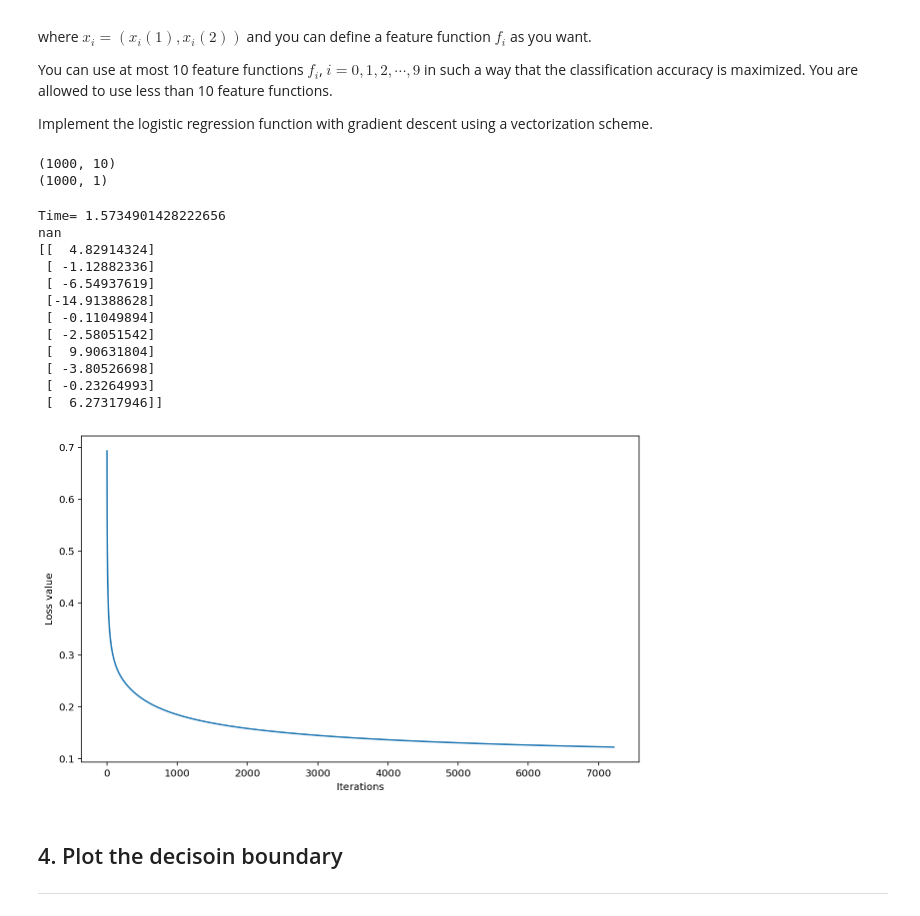
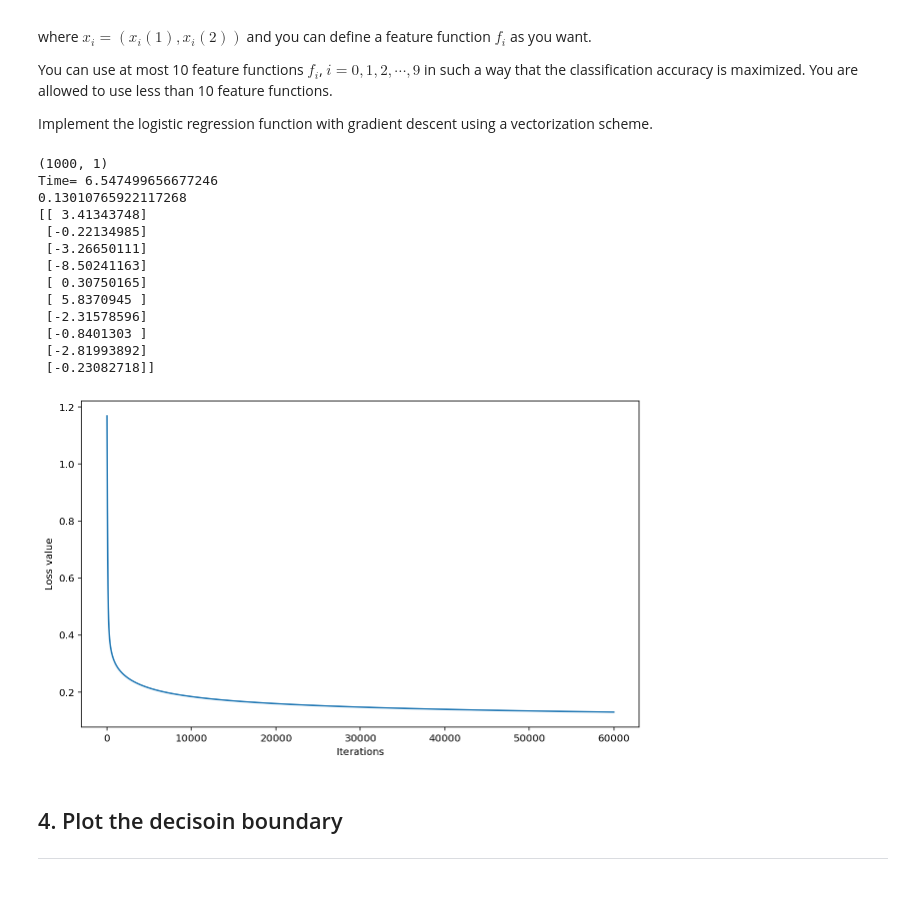
Before and after one commit to kiissy/machine-learning, a Jupyter notebook: Assignment5/assignment-05-b.ipynb, the cells around one changed output. Cells and saved outputs as stored; diff of their text form; code cells hidden in the pictures.

```diff
--- a/Assignment5/assignment-05-b.ipynb
+++ b/Assignment5/assignment-05-b.ipynb
@@ -162,43 +162,53 @@ Implement the logistic regression function with gradient descent using a vectori
 # %%
 # construct the data matrix X, and label vector y
 n = data.shape[0]
-X =
-y = # label
+X = np.ones([n,10])
+
+X[:,1] = x1
+X[:,2] = x2
+X[:,3] = x1**2
+X[:,4] = x2**2
+X[:,5] = x1**3
+X[:,6] = x2**3
+X[:,7] = np.sin(x1)
+X[:,8] = np.sin(x2)
+X[:,9] = np.tanh(x1)
+
+y = data[:,2][:,None] # label
 print(y.shape)
 
 
 # run gradient descent algorithm
 start = time.time()
-w_init =
-tau = ; max_iter =
-w, L_iters = grad_desc( )
+w_init = np.array([0.5, 0.5, 0.5, 0.5, 0.5, 0.5, 0.5, 0.5, 0.5, 0.5])[:,None]
+tau = 1e-2; max_iter = 60000
+w, L_iters = grad_desc(X,y,w_init,tau,max_iter)
 print('Time=',time.time() - start)
 print(L_iters[-1])
 print(w)
 
 
 # plot
 plt.figure(4, figsize=(10,6))
-plt.plot( )
+plt.plot(np.array(range(max_iter)), L_iters)
 plt.xlabel('Iterations')
 plt.ylabel('Loss value')
 plt.show()
 # %% [output]
-(1000, 10)
 (1000, 1)
+Time= 6.547499656677246
+0.13010765922117268
+[[ 3.41343748]
+ [-0.22134985]
+ [-3.26650111]
+ [-8.50241163]
+ [ 0.30750165]
+ [ 5.8370945 ]
+ [-2.31578596]
+ [-0.8401303 ]
+ [-2.81993892]
+ [-0.23082718]]
-Time= 1.5734901428222656
-nan
-[[  4.82914324]
- [ -1.12882336]
- [ -6.54937619]
- [-14.91388628]
- [ -0.11049894]
- [ -2.58051542]
- [  9.90631804]
- [ -3.80526698]
- [ -0.23264993]
- [  6.27317946]]
-[figure, old version]
+[figure, new version]
 # %% [markdown]
 ## 4. Plot the decisoin boundary
 <hr>
```
